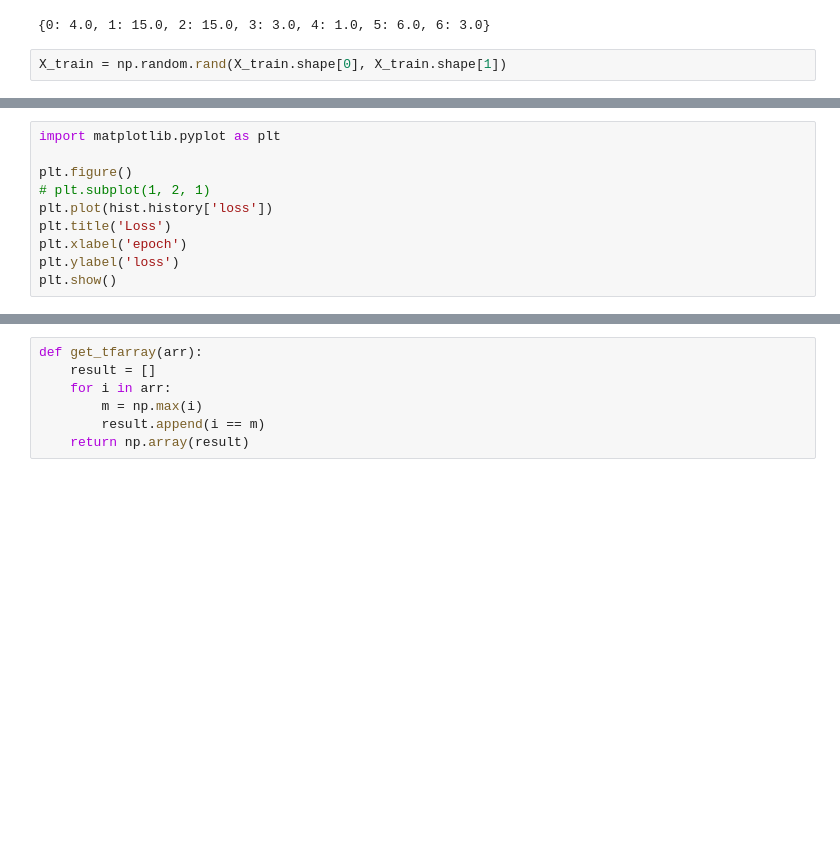
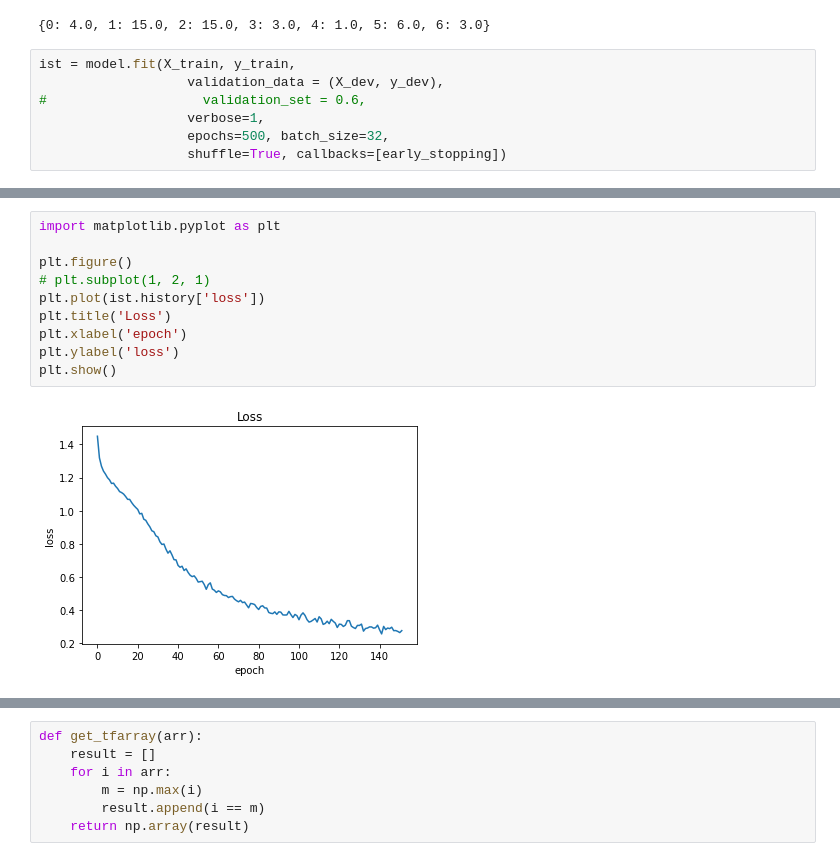
Before and after one commit to done-n-dusted/SpeechEmotionRecognition, a Jupyter notebook: lstm_test.ipynb, the cells around one changed output, grey strips where cells are left out. Drawn from its saved outputs; the diff is of its cells as text; blank space fills up the shorter version.

Commit message:
Added train

```diff
--- a/lstm_test.ipynb
+++ b/lstm_test.ipynb
@@ -145,4 +145,9 @@ class_weights
 # %% [output]
 {0: 4.0, 1: 15.0, 2: 15.0, 3: 3.0, 4: 1.0, 5: 6.0, 6: 3.0}
 # %%
-X_train = np.random.rand(X_train.shape[0], X_train.shape[1])
+ist = model.fit(X_train, y_train,
+                   validation_data = (X_dev, y_dev),
+#                    validation_set = 0.6,
+                   verbose=1,
+                   epochs=500, batch_size=32,
+                   shuffle=True, callbacks=[early_stopping])
@@ -149,13 +172,15 @@ X_train = np.random.rand(X_train.shape[0], X_train.shape[1])
 # %%
 import matplotlib.pyplot as plt
 
 plt.figure()
 # plt.subplot(1, 2, 1)
-plt.plot(hist.history['loss'])
+plt.plot(ist.history['loss'])
 plt.title('Loss')
 plt.xlabel('epoch')
 plt.ylabel('loss')
 plt.show()
+# %% [output]
+[figure, added]
 # %%
 score = model.evaluate(X_test, y_test, verbose=0)
 print('Test loss:', score[0])
```
Also changed, not shown: parts of 8 cells of this notebook.
